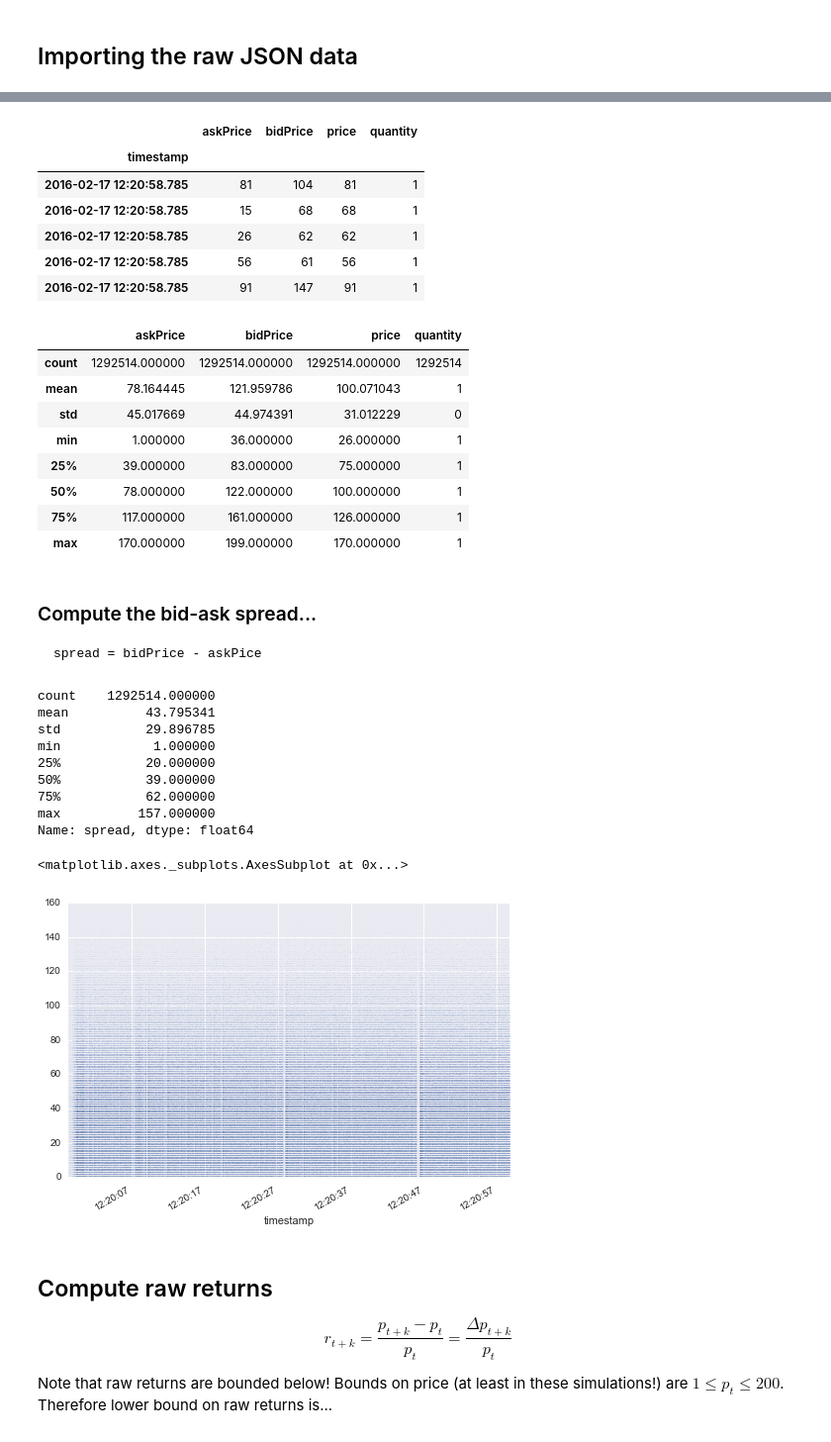
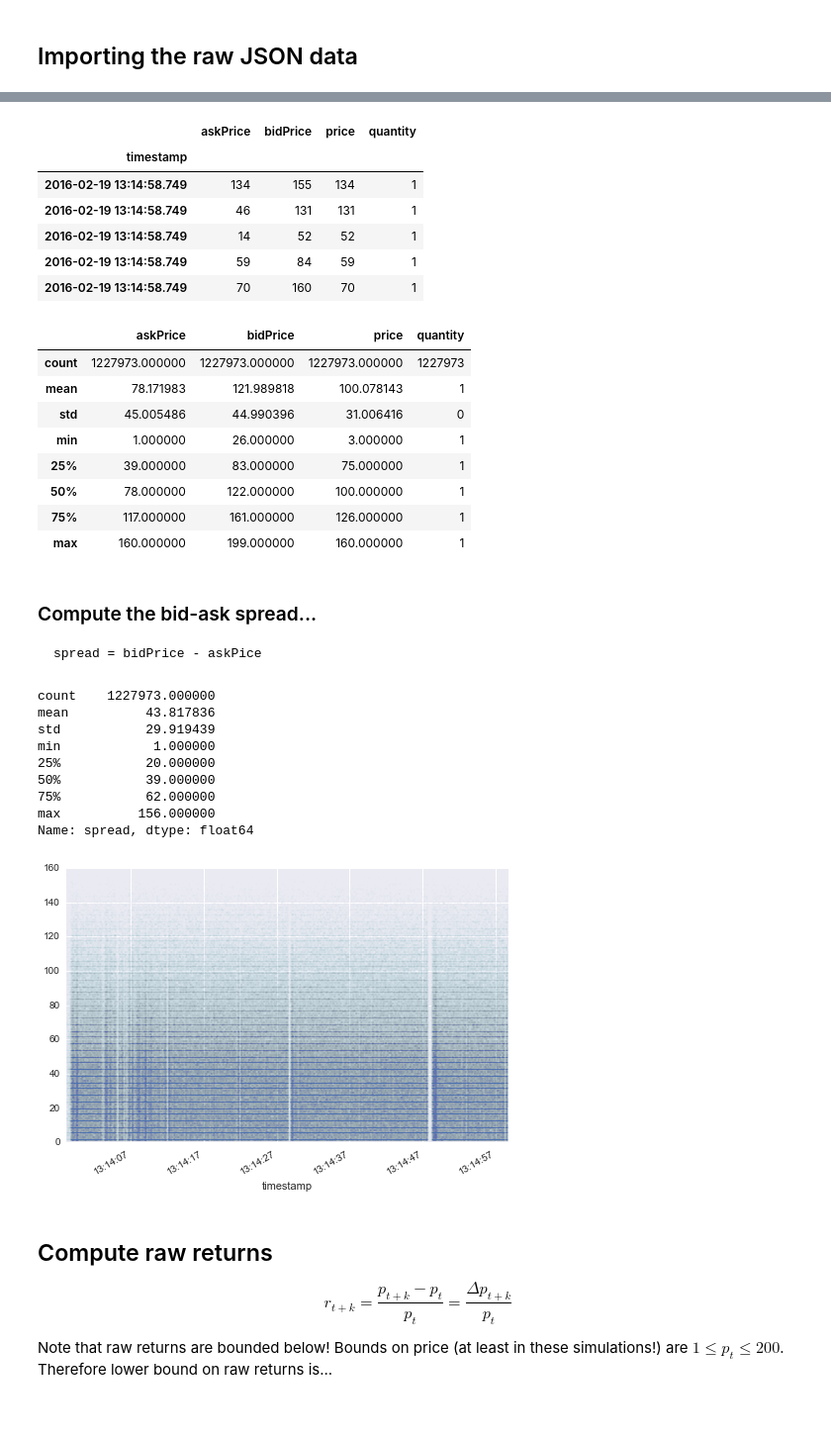
Before and after one commit to ScalABM/models-library, a Jupyter notebook: gode-sunder/gode-sunder-model.ipynb, the cells around one changed output, grey strips where cells are left out. Shown: that part at 99% size. Drawn from its saved outputs; the diff is of its cells as text; code cells hidden in the pictures.

```diff
--- a/gode-sunder/gode-sunder-model.ipynb
+++ b/gode-sunder/gode-sunder-model.ipynb
@@ -40,5 +32,5 @@ cd'./data'
 # %%
-tmp_df = pd.read_json('./Gpi2.json', orient='records')
+tmp_df = pd.read_json('./data/Gpi2.json', orient='records')
 data = tmp_df.iloc[::-1].set_index('timestamp')
 # %%
 data.head()
@@ -55,23 +47,23 @@ data.tail()
 # %% [output]
 |  | askPrice | bidPrice | price | quantity |
 | timestamp |  |  |  |  |
-| 2016-02-17 12:20:58.785 | 81 | 104 | 81 | 1 |
-| 2016-02-17 12:20:58.785 | 15 | 68 | 68 | 1 |
-| 2016-02-17 12:20:58.785 | 26 | 62 | 62 | 1 |
-| 2016-02-17 12:20:58.785 | 56 | 61 | 56 | 1 |
-| 2016-02-17 12:20:58.785 | 91 | 147 | 91 | 1 |
+| 2016-02-19 13:14:58.749 | 134 | 155 | 134 | 1 |
+| 2016-02-19 13:14:58.749 | 46 | 131 | 131 | 1 |
+| 2016-02-19 13:14:58.749 | 14 | 52 | 52 | 1 |
+| 2016-02-19 13:14:58.749 | 59 | 84 | 59 | 1 |
+| 2016-02-19 13:14:58.749 | 70 | 160 | 70 | 1 |
 # %%
 data.describe()
 # %% [output]
 |  | askPrice | bidPrice | price | quantity |
-| count | 1292514.000000 | 1292514.000000 | 1292514.000000 | 1292514 |
-| mean | 78.164445 | 121.959786 | 100.071043 | 1 |
-| std | 45.017669 | 44.974391 | 31.012229 | 0 |
-| min | 1.000000 | 36.000000 | 26.000000 | 1 |
+| count | 1227973.000000 | 1227973.000000 | 1227973.000000 | 1227973 |
+| mean | 78.171983 | 121.989818 | 100.078143 | 1 |
+| std | 45.005486 | 44.990396 | 31.006416 | 0 |
+| min | 1.000000 | 26.000000 | 3.000000 | 1 |
 | 25% | 39.000000 | 83.000000 | 75.000000 | 1 |
 | 50% | 78.000000 | 122.000000 | 100.000000 | 1 |
 | 75% | 117.000000 | 161.000000 | 126.000000 | 1 |
-| max | 170.000000 | 199.000000 | 170.000000 | 1 |
+| max | 160.000000 | 199.000000 | 160.000000 | 1 |
 # %% [markdown]
 ### Compute the bid-ask spread...
 
@@ -81,20 +73,20 @@ data['spread'] = data.bidPrice - data.askPrice
 # %%
 data.spread.describe()
 # %% [output]
-count    1292514.000000
-mean          43.795341
-std           29.896785
+count    1227973.000000
+mean          43.817836
+std           29.919439
 min            1.000000
 25%           20.000000
 50%           39.000000
 75%           62.000000
-max          157.000000
+max          156.000000
 Name: spread, dtype: float64
 # %%
-data.spread.plot(linestyle='none', marker='o', markersize=1, alpha=0.02)
+data.spread.plot(linestyle='none', marker='o', markersize=1, alpha=0.05)
+plt.show()
 # %% [output]
-<matplotlib.axes._subplots.AxesSubplot at 0x...>
-[figure, old version]
+[figure, new version]
 # %% [markdown]
 <h2> Compute raw returns </h2>
 
```
Also changed, not shown: parts of 11 cells of this notebook.
